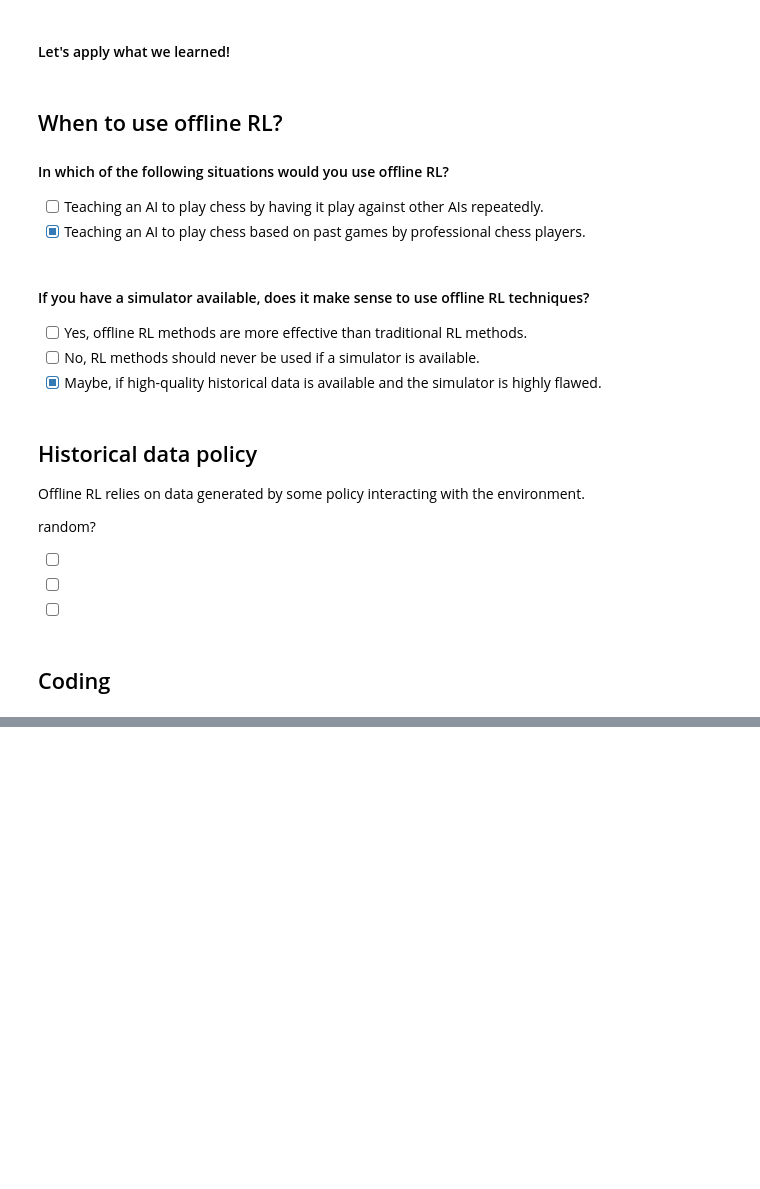
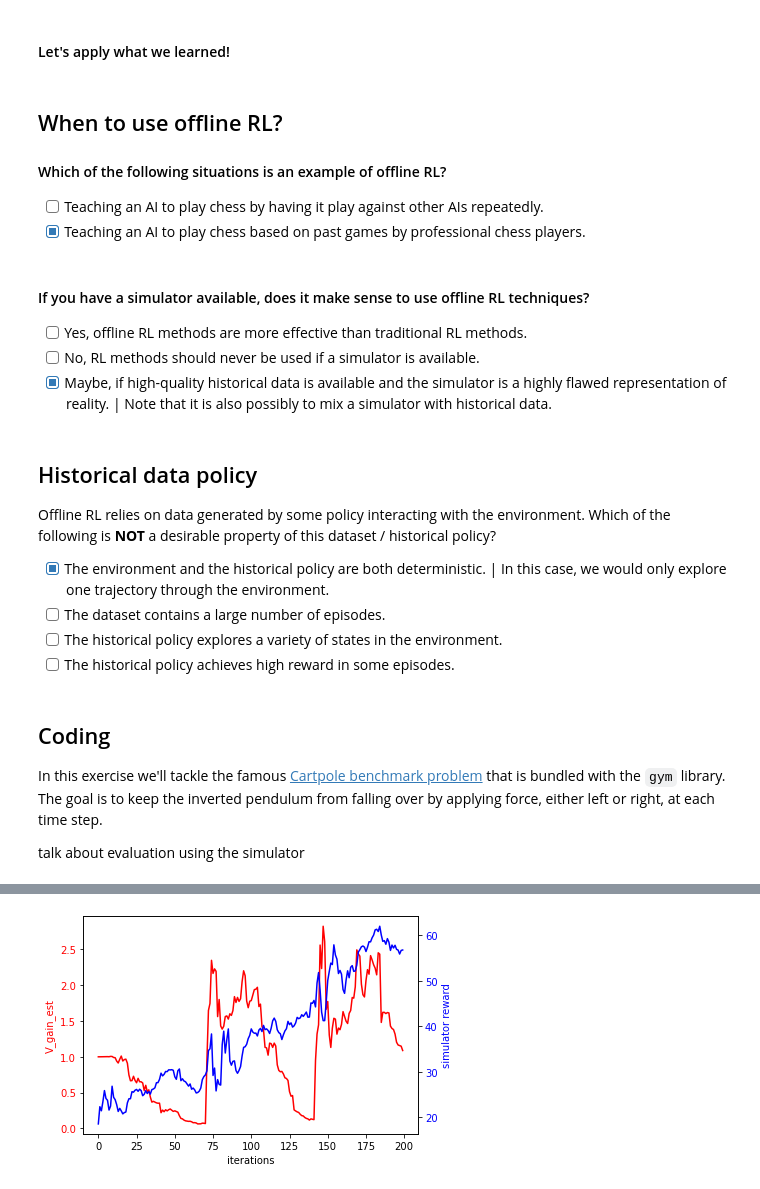
Before and after one commit to anyscale/rl-course, a Jupyter notebook: notebooks/04-application-recommender/04_05_offline-rl.ipynb, the cells around one changed output, grey strips where cells are left out. Cells and saved outputs as stored; diff of their text form; code cells hidden in the pictures; blank space fills up the shorter version.

Commit message:
add data files and work on offline RL

```diff
--- a/notebooks/04-application-recommender/04_05_offline-rl.ipynb
+++ b/notebooks/04-application-recommender/04_05_offline-rl.ipynb
@@ -72,7 +72,7 @@ The file is in the format that RLlib learns from.
 # %%
 import json
 
-json_dataset_file = "data/offline/recommender_offline.json"
+json_dataset_file = "data/recommender_offline.json"
 
 rollouts = []
 with open(json_dataset_file, "r") as f:
@@ -235,7 +235,7 @@ It is also possible to have RLlib do this for you by setting `"input_evaluation"
 ## When to use offline RL?
 <!-- multiple choice -->
 
-#### In which of the following situations would you use offline RL?
+#### Which of the following situations is an example of offline RL?
 
 - [ ] Teaching an AI to play chess by having it play against other AIs repeatedly.
 - [x] Teaching an AI to play chess based on past games by professional chess players.
@@ -244,18 +244,67 @@ It is also possible to have RLlib do this for you by setting `"input_evaluation"
 
 - [ ] Yes, offline RL methods are more effective than traditional RL methods.
 - [ ] No, RL methods should never be used if a simulator is available.
-- [x] Maybe, if high-quality historical data is available and the simulator is highly flawed.
+- [x] Maybe, if high-quality historical data is available and the simulator is a highly flawed representation of reality. | Note that it is also possibly to mix a simulator with historical data.
 # %% [markdown]
 ## Historical data policy
 <!-- multiple choice -->
 
-Offline RL relies on data generated by some policy interacting with the environment.
+Offline RL relies on data generated by some policy interacting with the environment. Which of the following is **NOT** a desirable property of this dataset / historical policy?
 
-random?
-
-- [ ]
-- [ ]
-- [ ]
+- [x] The environment and the historical policy are both deterministic. | In this case, we would only explore one trajectory through the environment.
+- [ ] The dataset contains a large number of episodes.
+- [ ] The historical policy explores a variety of states in the environment.
+- [ ] The historical policy achieves high reward in some episodes.
 # %% [markdown]
 ## Coding
 <!-- coding exercise -->
+
+In this exercise we'll tackle the famous [Cartpole benchmark problem](https://www.gymlibrary.ml/environments/classic_control/cart_pole/) that is bundled with the `gym` library. The goal is to keep the inverted pendulum from falling over by applying force, either left or right, at each time step.
+
+talk about evaluation using the simulator
+# %%
+# SOLUTION
+import gym
+import numpy as np
+import matplotlib.pyplot as plt
+from ray.rllib.agents.marwil import MARWILTrainer
+
+offline_trainer_config = {
+    # These should look familiar:
+    "framework"             : "torch",
+    "create_env_on_driver"  : True,
+    "seed"                  : 0,
+    "model"                 : {
+        "fcnet_hiddens"     : [64, 64]
+    },
+
+    # These are new for offline RL:
+    "input": ["data/cartpolev1_offline.json"],
+    "observation_space": gym.spaces.Box(low=np.array([-4.8, -np.inf, -0.42, -np.inf]),
+                                        high=np.array([4.8,  np.inf,  0.42,  np.inf])),
+    "action_space": gym.spaces.Discrete(2),
+    "input_evaluation" : ["simulation", "is", "wis"],
+    "env" : "CartPole-v1" # for evaluation only
+}
+
+trainer = MARWILTrainer(config=offline_trainer_config)
+
+results_off = []
+results_sim = []
+for i in range(200):
+    r = trainer.train()
+    results_off.append(r["off_policy_estimator"]["wis"]['V_gain_est'])
+    results_sim.append(r["episode_reward_mean"])
+
+fig, ax1 = plt.subplots()
+ax1.set_xlabel('iterations')
+ax1.set_ylabel('V_gain_est', color='r')
+ax1.plot(results_off, color='r')
+ax1.tick_params(axis ='y', labelcolor='red')
+ax2 = ax1.twinx()
+ax2.set_ylabel('simulator reward', color='b')
+ax2.plot(results_sim, color='b')
+ax2.tick_params(axis ='y', labelcolor='blue')
+
+trainer.stop()
+# %% [output]
@@ -261,0 +312 @@ random?
+[figure, added]
```
Also changed, not shown: parts of 2 cells of this notebook, 5 other files.
